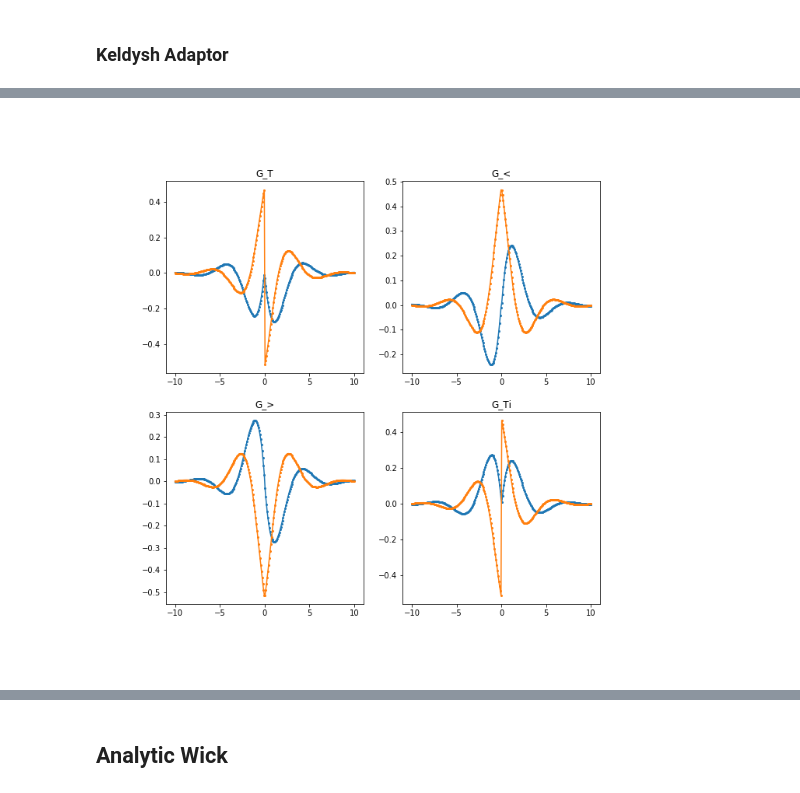
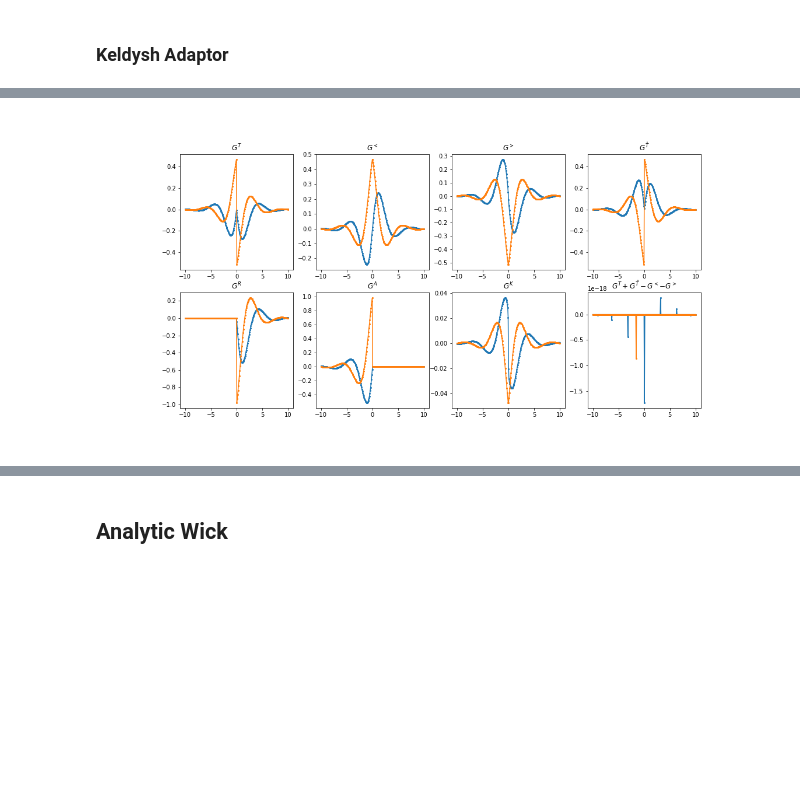
Before and after one commit to macekmar/keldy, a Jupyter notebook: notebooks/Keldy-Impurity-OneBand.ipynb, the cells around one changed output, grey strips where cells are left out. Drawn from its saved outputs; the diff is of its cells as text; code cells hidden in the pictures; blank space fills up the shorter version.

```diff
--- a/notebooks/Keldy-Impurity-OneBand.ipynb
+++ b/notebooks/Keldy-Impurity-OneBand.ipynb
@@ -98,11 +73,0 @@ plt.show()
-# %%
-t = np.linspace(-10,10,100)
-g = np.zeros(len(t), dtype='c16')
-
-for i in range(len(t)):
-    g[i]  = g0K(k_imp.GfIndexT(t[i], 0, 1), k_imp.GfIndexT(0, 0, 1), True) + g0K(k_imp.GfIndexT(t[i], 0, 0), k_imp.GfIndexT(0, 0, 0), True)
-    g[i] -= g0K(k_imp.GfIndexT(t[i], 0, 1), k_imp.GfIndexT(0, 0, 0), True) + g0K(k_imp.GfIndexT(t[i], 0, 0), k_imp.GfIndexT(0, 0, 1), True)
-
-plt.plot(t, g.real, marker='o', markersize=3)
-plt.plot(t, g.imag, marker='o', markersize=3)
-#plt.show()
@@ -112,46 +74,36 @@ plt.plot(t, g.imag, marker='o', markersize=3)
 # %%
-## G_{R,A,K}
-
-fig = plt.figure(figsize=(10,10))
+fig = plt.figure(figsize=(16,8))
 
 t = np.linspace(-10,10,250)
 
 g_ff = np.zeros(len(t), dtype='c16')
 g_fb = np.zeros(len(t), dtype='c16')
 g_bf = np.zeros(len(t), dtype='c16')
 g_bb = np.zeros(len(t), dtype='c16')
-
+gR = np.zeros(len(t), dtype='c16')
+gA = np.zeros(len(t), dtype='c16')
+gK = np.zeros(len(t), dtype='c16')
+g_cancel = np.zeros(len(t), dtype='c16')
 
 for i in range(len(t)):
     g_ff[i]  = g0K(k_imp.GfIndexT(t[i], 0, 0), k_imp.GfIndexT(0, 0, 0), True)
     g_fb[i]  = g0K(k_imp.GfIndexT(t[i], 0, 0), k_imp.GfIndexT(0, 0, 1), True)
     g_bf[i]  = g0K(k_imp.GfIndexT(t[i], 0, 1), k_imp.GfIndexT(0, 0, 0), True)
     g_bb[i]  = g0K(k_imp.GfIndexT(t[i], 0, 1), k_imp.GfIndexT(0, 0, 1), True)
 
+    gR[i]  = g_ff[i] - g_fb[i]
+    gA[i]  = g_ff[i] - g_bf[i]
+    gK[i]  = g_ff[i] + g_bb[i]
 
+    g_cancel[i] = g_ff[i] + g_bb[i] - g_bf[i] - g_fb[i]
 
-ax0 = plt.subplot(2,2,1)
-ax0.plot(t, g_ff.real, marker='o', markersize=2)
-ax0.plot(t, g_ff.imag, marker='o', markersize=2)
-ax0.set_title("G_T")
-
-ax1 = plt.subplot(2,2,2)
-ax1.plot(t, g_fb.real, marker='o', markersize=2)
-ax1.plot(t, g_fb.imag, marker='o', markersize=2)
-ax1.set_title("G_<")
-
-ax2 = plt.subplot(2,2,3)
-ax2.plot(t, g_bf.real, marker='o', markersize=2)
-ax2.plot(t, g_bf.imag, marker='o', markersize=2)
-ax2.set_title("G_>")
-
-ax3 = plt.subplot(2,2,4)
-ax3.plot(t, g_bb.real, marker='o', markersize=2)
-ax3.plot(t, g_bb.imag, marker='o', markersize=2)
-ax3.set_title("G_Ti")
-
-
+plt_list = [(g_ff, "$G^T$"), (g_fb, "$G^<$"), (g_bf, "$G^>$"), (g_bb, r"$G^{\hat{T}}$"), (gR, "$G^R$"), (gA, "$G^A$"), (gK, "$G^K$"), (g_cancel, "$G^T + G^{\hat{T}} - G^< - G^>$")]
+for (i_p, (fun, label)) in enumerate(plt_list):
+    ax0 = plt.subplot(2,4,i_p + 1)
+    ax0.plot(t, fun.real, marker='o', markersize=2)
+    ax0.plot(t, fun.imag, marker='o', markersize=2)
+    ax0.set_title(label)
 
 plt.show()
 # %% [output]
-[figure, old version]
+[figure, new version]
```
Also changed, not shown: parts of 4 cells of this notebook, 2 other files.
